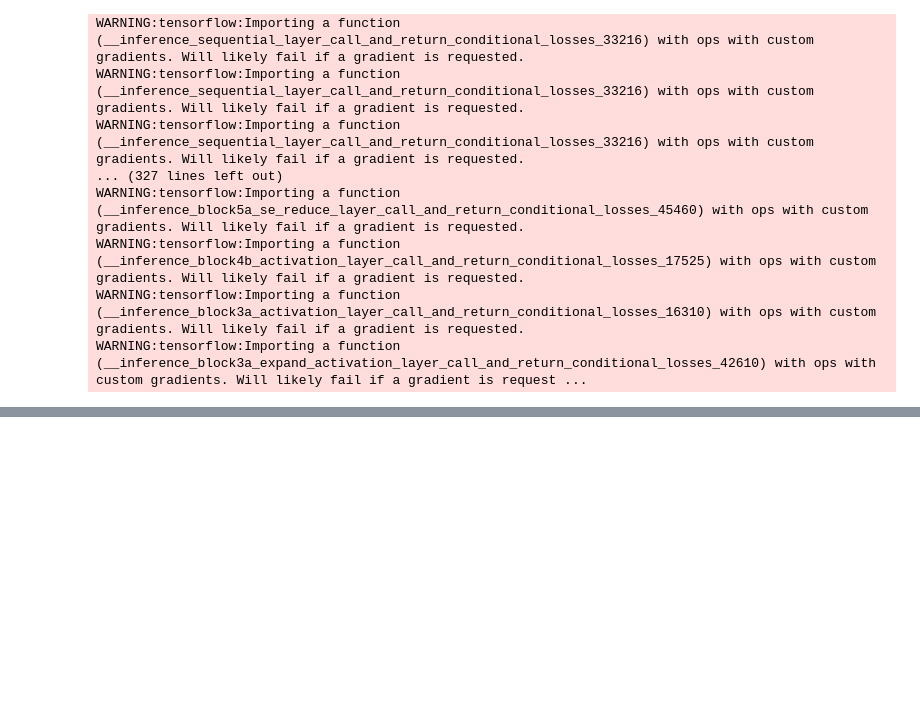
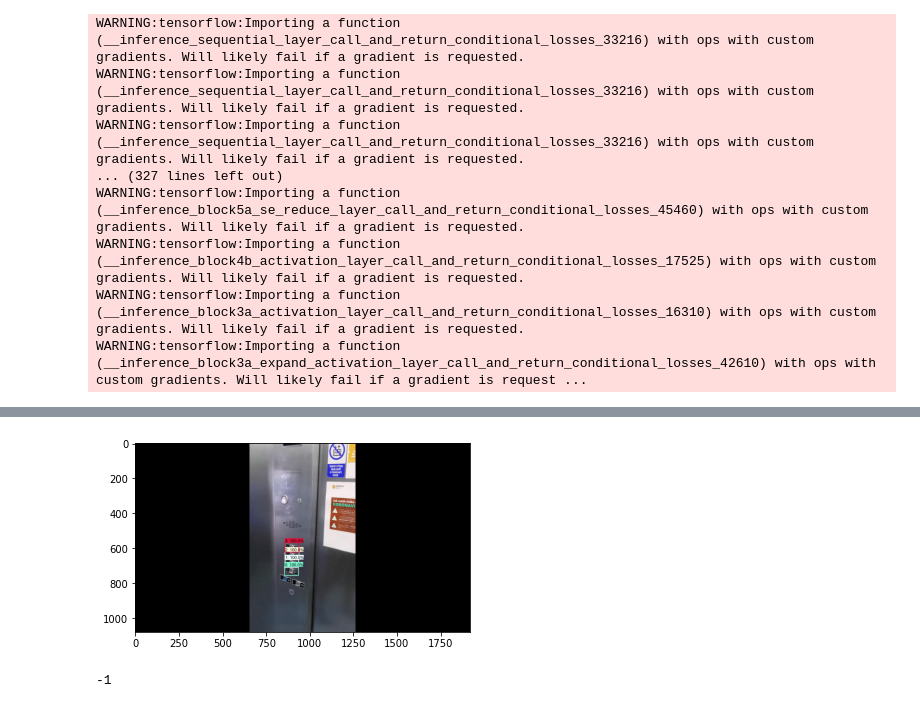
Before and after one commit to Hijtec/TF2_OD_BRE, a Jupyter notebook: notebooks/#3 Recognize elevator elements/debug_main_script.ipynb, the cells around one changed output, grey strips where cells are left out. Saved outputs shown, nothing was run; the diff lists cells and outputs as text; code cells hidden in the pictures; blank space fills up the shorter version.

Commit message:
!!! working stack with visualization

```diff
--- a/notebooks/#3 Recognize elevator elements/debug_main_script.ipynb
+++ b/notebooks/#3 Recognize elevator elements/debug_main_script.ipynb
@@ -105,0 +131,14 @@ button_classifications_sorted = sort_button_scores_and_assign_labels(button_clas
+# %%
+label_id_offset = 1
+button_classes = [x+label_id_offset for x in button_classes]
+image_with_button_classification = input_data['ImageData'].copy()
+if detection_buttons['detection_classes_nms'].shape != 0:
+    viz_utils.visualize_boxes_and_labels_on_image_array(image_with_button_classification,
+                                                        button_bndboxes,
+                                                        button_classes,
+                                                        button_scores,
+                                                        category_index_classification,
+                                                        use_normalized_coordinates=True,
+                                                        max_boxes_to_draw=25,
+                                                        min_score_thresh=.00,
+                                                        agnostic_mode=False)
@@ -105,0 +154,16 @@ button_classifications_sorted = sort_button_scores_and_assign_labels(button_clas
+# %%
+%matplotlib auto
+matplotlib.pyplot.imshow(image_with_button_classification)
+matplotlib.pyplot.savefig(r"C:\Users\cernil\Documents\test_floor_classification_output\classification.png", dpi=300)
+matplotlib.pyplot.show()
+# %% [output]
+[figure, added]
+# %%
+import cv2
+cv2.imshow('ImageDetections', image_with_detections)
+cv2.imshow('FloorClassification', image_with_button_classification)
+cv2.waitKey(0)
+cv2.destroyAllWindows()
+cv2.waitKey(1)
+# %% [output]
+-1
```
Also changed, not shown: parts of 7 cells of this notebook.
